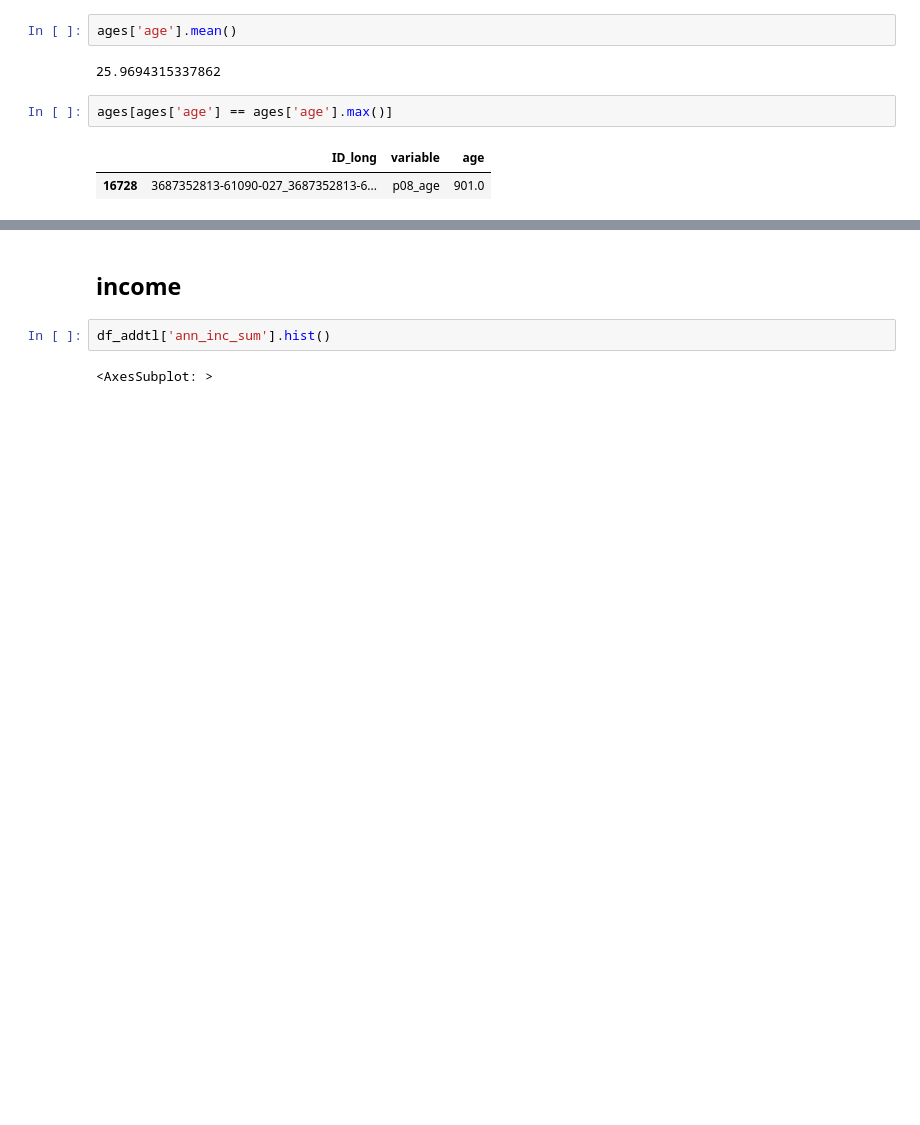
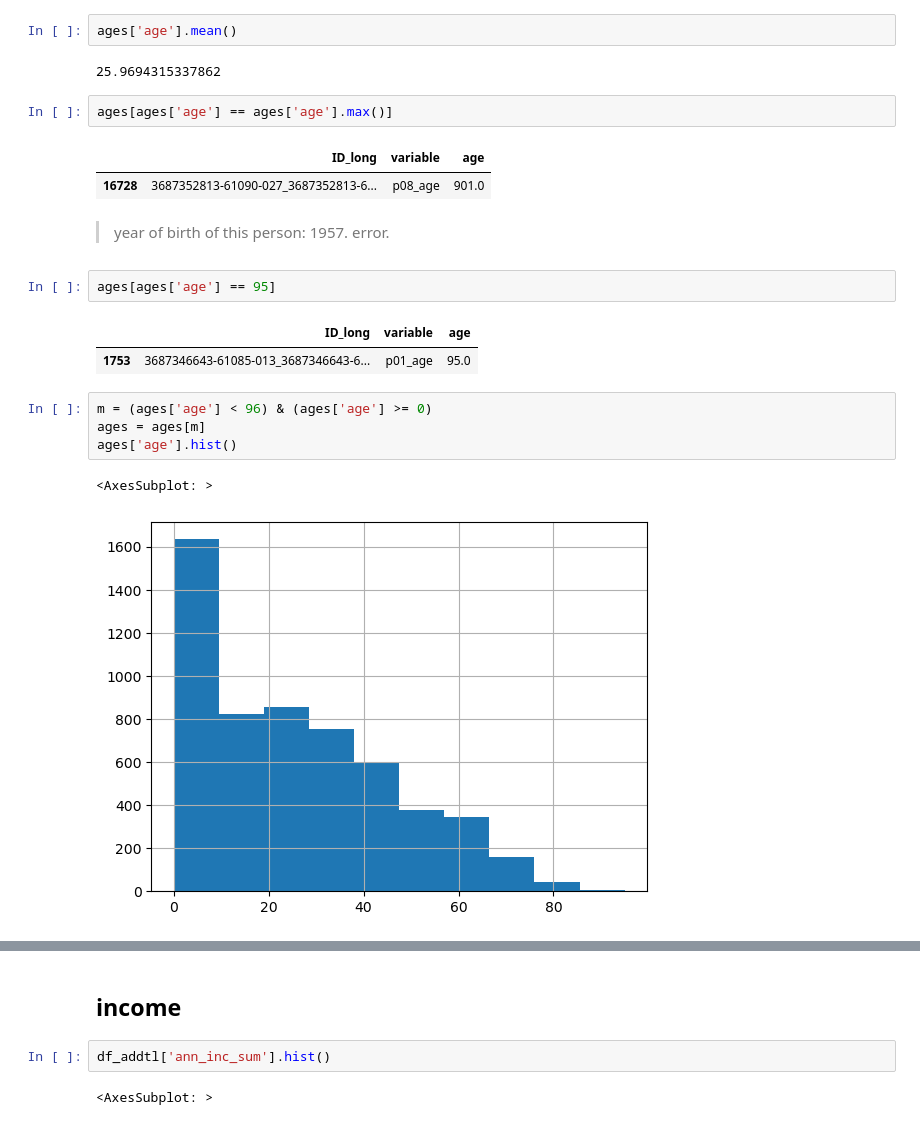
Before and after one commit to Jorge-at-Centro/Lincoln-Square-Project, a Jupyter notebook: 01_SJH_exploratory_data_analysis.ipynb, the cells around one changed output, grey strips where cells are left out. Drawn from its saved outputs; the diff is of its cells as text; blank space fills up the shorter version.

```diff
--- a/01_SJH_exploratory_data_analysis.ipynb
+++ b/01_SJH_exploratory_data_analysis.ipynb
@@ -2418,3 +2415,17 @@ ages[ages['age'] == ages['age'].max()]
 # %% [output]
 |  | ID_long | variable | age |
 | 16728 | 3687352813-61090-027_3687352813-6... | p08_age | 901.0 |
+# %% [markdown]
+> year of birth of this person: 1957. error.
+# %%
+ages[ages['age'] == 95]
+# %% [output]
+|  | ID_long | variable | age |
+| 1753 | 3687346643-61085-013_3687346643-6... | p01_age | 95.0 |
+# %%
+m = (ages['age'] < 96) & (ages['age'] >= 0)
+ages = ages[m]
+ages['age'].hist()
+# %% [output]
+<AxesSubplot: >
+[figure, added]
```
Also changed, not shown: parts of 18 cells of this notebook.
